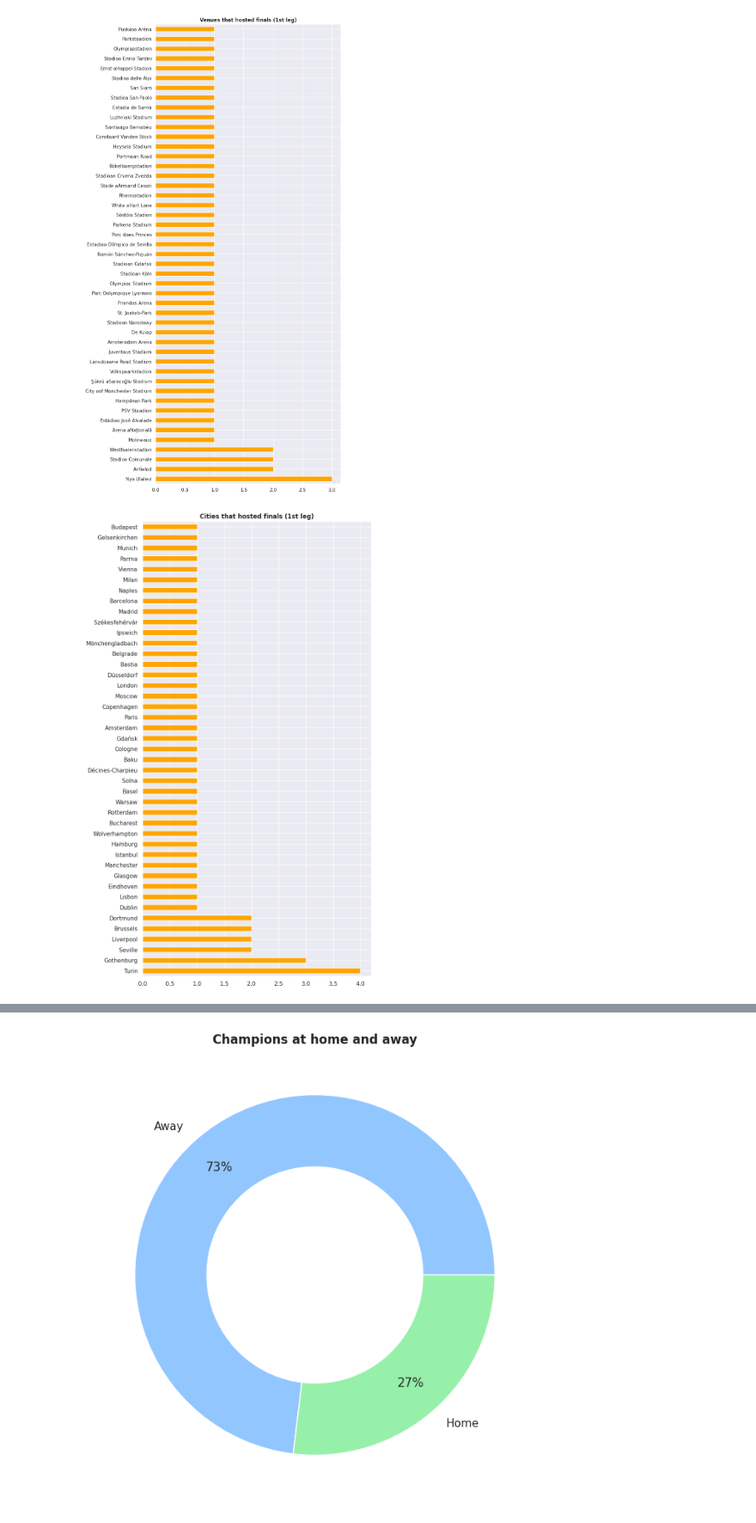
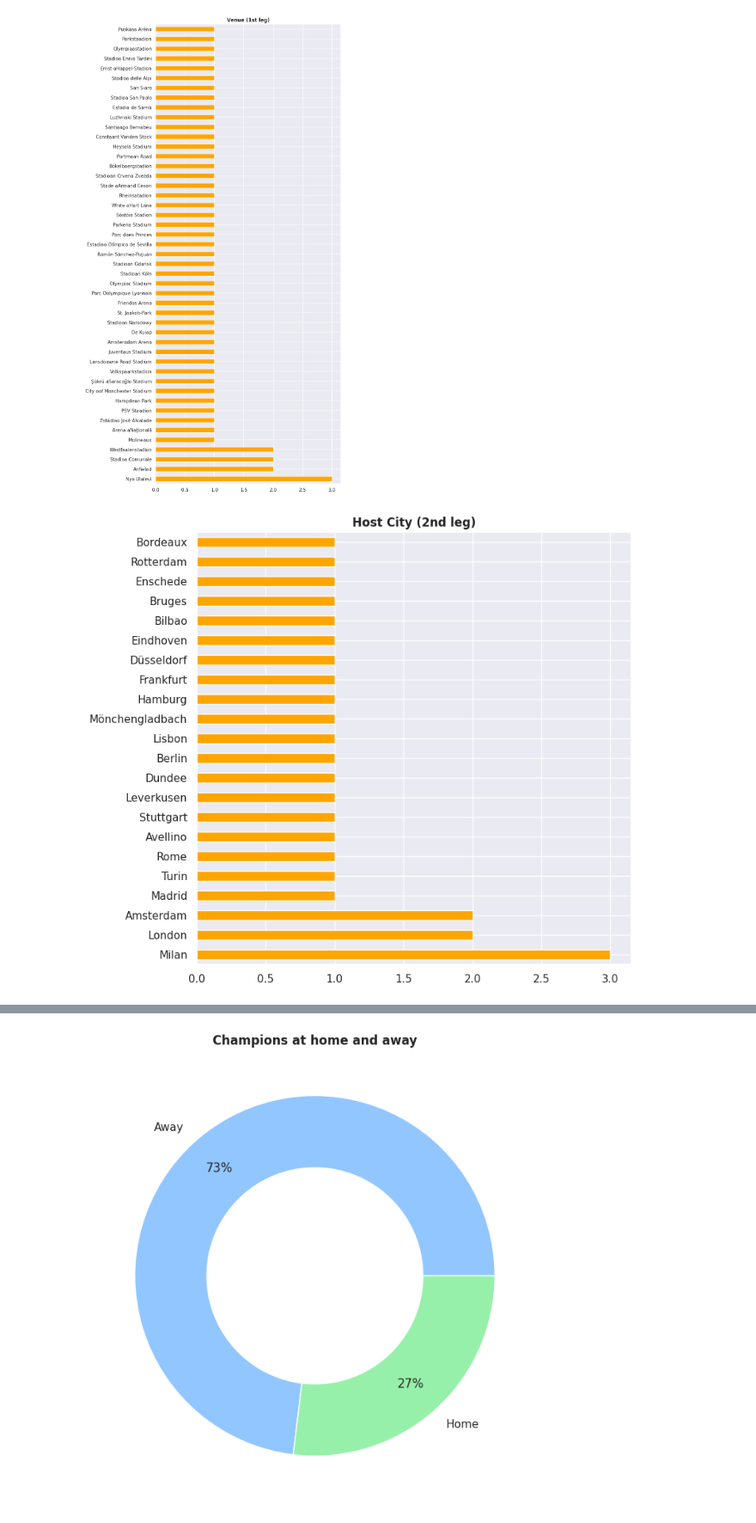
Before and after one commit to guilhermelaviola/SoccerCompetitionsStudy, a Jupyter notebook: UELStudy.ipynb, the cells around one changed output, grey strips where cells are left out. Shown at 86% size. Saved outputs shown, nothing was run; the diff lists cells and outputs as text; code cells hidden in the pictures.

```diff
--- a/UELStudy.ipynb
+++ b/UELStudy.ipynb
@@ -84,16 +100,16 @@ plt.show()
 # Displaying distribution of venues that hosted finals (1st leg):
 uel['Venue (1st leg)'].value_counts().plot(kind = 'barh',color = 'orange', figsize = (8, 20))
 plt.ylabel(None)
-plt.title('Venues that hosted finals (1st leg)', fontweight = 'bold')
+plt.title('Venue (1st leg)', fontweight = 'bold')
 plt.show()
 # %% [output]
-[figure, old version]
+[figure, new version]
 # %%
-# Displaying distribution of cities that hosted finals (1st leg):
-uel['Host city (1st leg)'].value_counts().plot(kind = 'barh', color = 'orange', figsize = (8, 16))
+# Displaying distribution of cities that hosted finals (2nd leg):
+uel['Host city (2nd leg)'].value_counts().plot(kind = 'barh', color = 'orange', figsize = (8, 8))
 plt.ylabel(None)
-plt.title('Cities that hosted finals (1st leg)', fontweight = 'bold')
+plt.title('Host City (2nd leg)', fontweight = 'bold')
 plt.show()
 # %% [output]
-[figure, old version]
+[figure, new version]
 # %%
```
Also changed, not shown: parts of 16 cells of this notebook.
